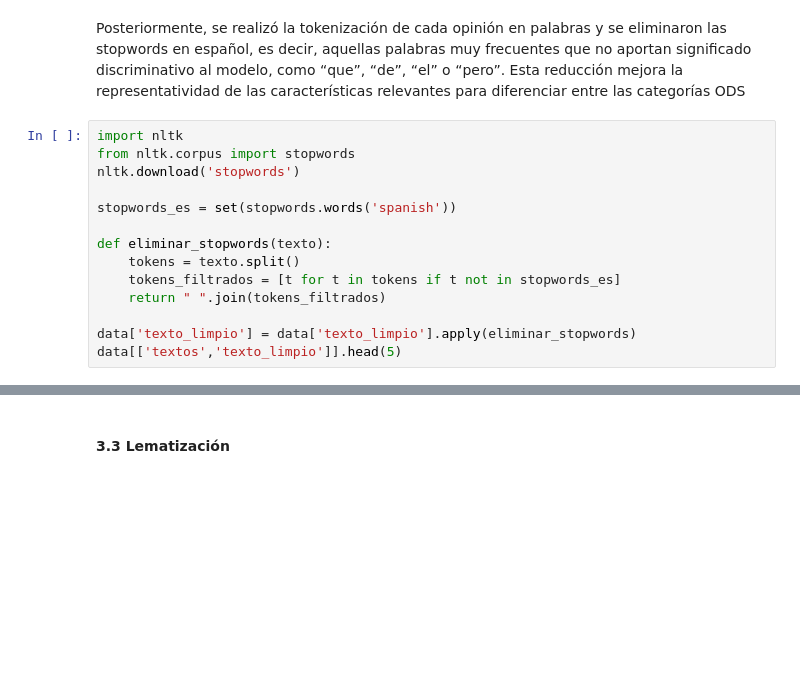
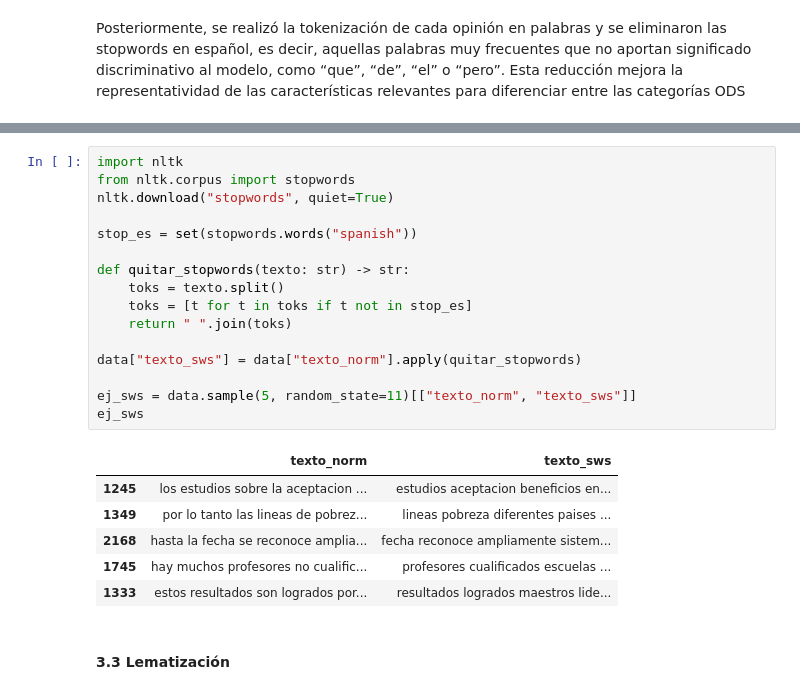
Before and after one commit to carvafel/Proyecto-1---BI, a Jupyter notebook: analisis.ipynb, the cells around one changed output, grey strips where cells are left out. Drawn from its saved outputs; the diff is of its cells as text; blank space fills up the shorter version.

```diff
--- a/analisis.ipynb
+++ b/analisis.ipynb
@@ -270,17 +271,3 @@ data[['textos','texto_limpio']].head(5)
 #### 3.2 Tokenización y stopwords
 # %% [markdown]
 Posteriormente, se realizó la tokenización de cada opinión en palabras y se eliminaron las stopwords en español, es decir, aquellas palabras muy frecuentes que no aportan significado discriminativo al modelo, como “que”, “de”, “el” o “pero”. Esta reducción mejora la representatividad de las características relevantes para diferenciar entre las categorías ODS
-# %%
-import nltk
-from nltk.corpus import stopwords
-nltk.download('stopwords')
-
-stopwords_es = set(stopwords.words('spanish'))
-
-def eliminar_stopwords(texto):
-    tokens = texto.split()
-    tokens_filtrados = [t for t in tokens if t not in stopwords_es]
-    return " ".join(tokens_filtrados)
-
-data['texto_limpio'] = data['texto_limpio'].apply(eliminar_stopwords)
-data[['textos','texto_limpio']].head(5)
@@ -297,3 +274,26 @@ data[['textos','texto_limpio']].head(5)
+# %%
+import nltk
+from nltk.corpus import stopwords
+nltk.download("stopwords", quiet=True)
+
+stop_es = set(stopwords.words("spanish"))
+
+def quitar_stopwords(texto: str) -> str:
+    toks = texto.split()
+    toks = [t for t in toks if t not in stop_es]
+    return " ".join(toks)
+
+data["texto_sws"] = data["texto_norm"].apply(quitar_stopwords)
+
+ej_sws = data.sample(5, random_state=11)[["texto_norm", "texto_sws"]]
+ej_sws
+# %% [output]
+|  | texto_norm | texto_sws |
+| 1245 | los estudios sobre la aceptacion ... | estudios aceptacion beneficios en... |
+| 1349 | por lo tanto las lineas de pobrez... | lineas pobreza diferentes paises ... |
+| 2168 | hasta la fecha se reconoce amplia... | fecha reconoce ampliamente sistem... |
+| 1745 | hay muchos profesores no cualific... | profesores cualificados escuelas ... |
+| 1333 | estos resultados son logrados por... | resultados logrados maestros lide... |
 # %% [markdown]
 #### 3.3 Lematización
 # %% [markdown]
```
Also changed, not shown: parts of 17 cells of this notebook, 1 other file.
